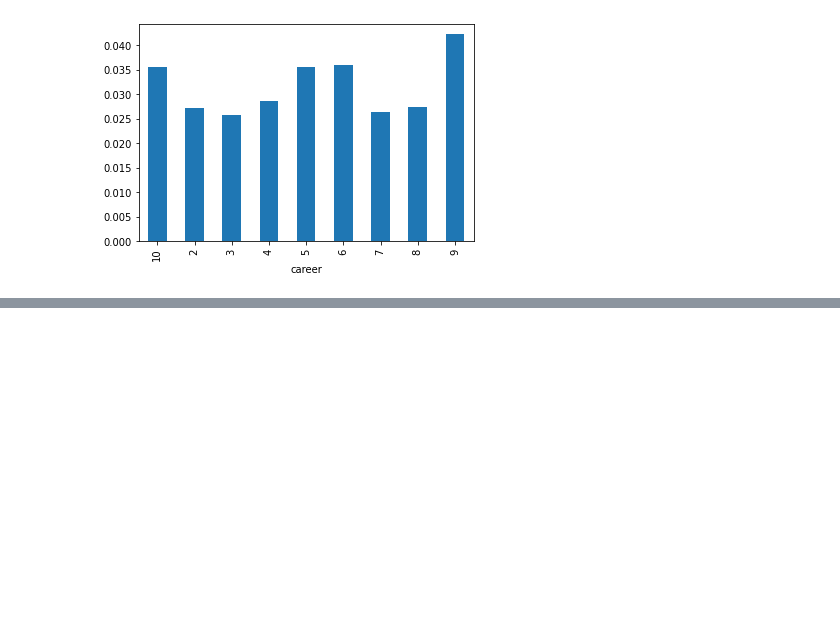
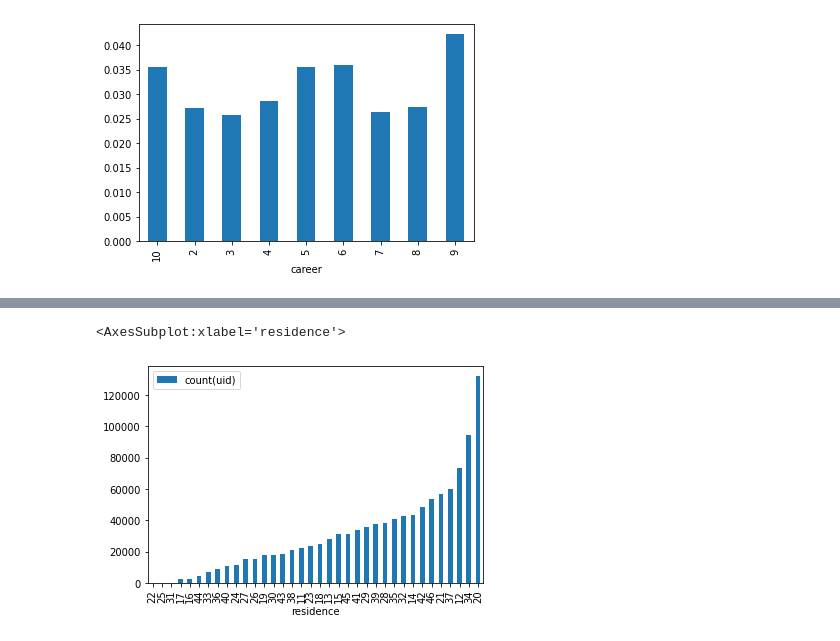
Before and after one commit to xwilchen/MLE_Nanodegree_Capstone, a Jupyter notebook: EDA.ipynb, the cells around one changed output, grey strips where cells are left out. Cells and saved outputs as stored; diff of their text form; code cells hidden in the pictures; blank space fills up the shorter version.

```diff
--- a/EDA.ipynb
+++ b/EDA.ipynb
@@ -612,0 +688,3 @@ seems like
+# %%
+dist = raw_df['uid','residence'].groupBy('residence').agg(F.countDistinct("uid")).toPandas()
+dist
@@ -612,0 +709,5 @@ seems like
+# %%
+dist.set_index("residence").sort_values("count(uid)").plot.bar()
+# %% [output]
+<AxesSubplot:xlabel='residence'>
+[figure, added]
```
Also changed, not shown: parts of 60 cells of this notebook.
